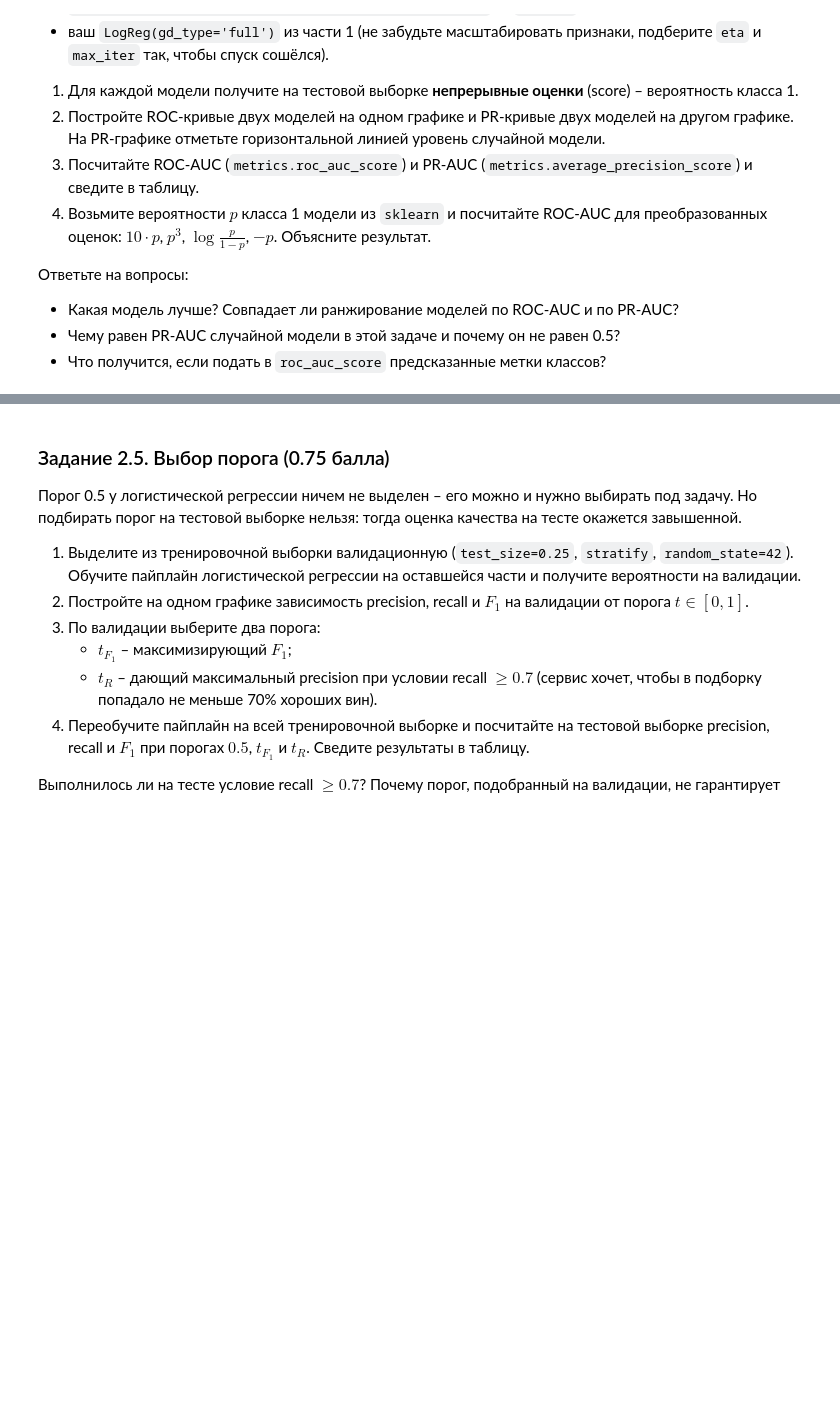
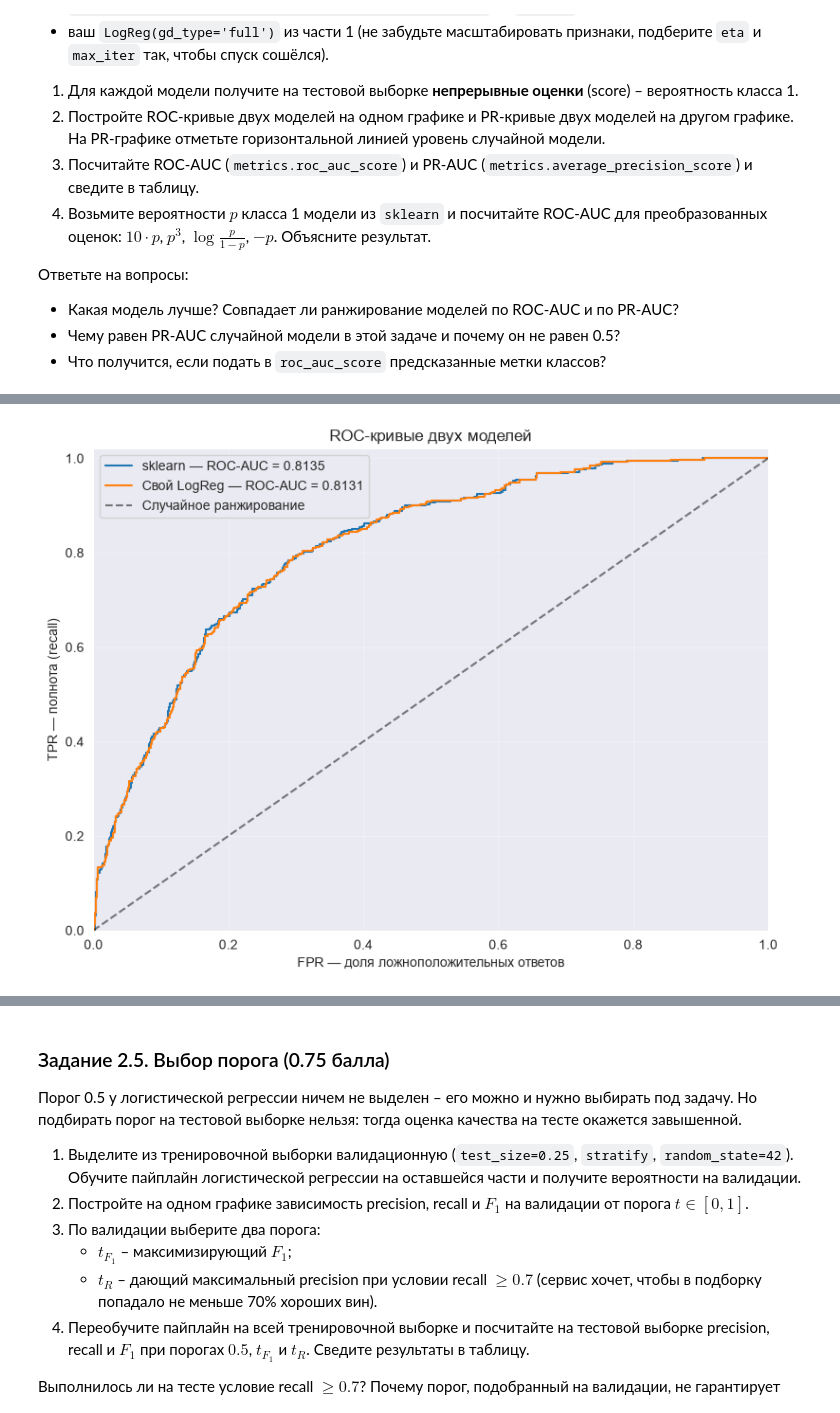
Before and after one commit to 0kskiy/ml_hse_2026, a Jupyter notebook: homework/hw_3/HW3_MMDA.ipynb, the cells around one changed output, grey strips where cells are left out. Cells and saved outputs as stored; diff of their text form; code cells hidden in the pictures; blank space fills up the shorter version.

```diff
--- a/homework/hw_3/HW3_MMDA.ipynb
+++ b/homework/hw_3/HW3_MMDA.ipynb
@@ -319,0 +765,41 @@ $$F_{\beta} = (1 + \beta^2)\frac{\text{Precision} \cdot \text{Recall}}{\beta^2 \
+# %%
+from sklearn.metrics import roc_auc_score, roc_curve
+
+p_sklearn = model_sklearn_pred[:, 1]
+p_custom = model_custom_pred[:, 1]
+
+roc_auc_sklearn = roc_auc_score(y_test, p_sklearn)
+roc_auc_custom = roc_auc_score(y_test, p_custom)
+
+fpr_sklearn, tpr_sklearn, thresholds_sklearn = roc_curve(y_test, p_sklearn)
+fpr_custom, tpr_custom, thresholds_custom = roc_curve(y_test, p_custom)
+# %%
+# этот код был написан с помощью ChatGPT-6.1 Sol
+plt.figure(figsize=(8, 6))
+
+plt.plot(
+    fpr_sklearn, tpr_sklearn,
+    label=f'sklearn — ROC-AUC = {roc_auc_sklearn:.4f}'
+)
+plt.plot(
+    fpr_custom, tpr_custom,
+    label=f'Свой LogReg — ROC-AUC = {roc_auc_custom:.4f}'
+)
+
+plt.plot(
+    [0, 1], [0, 1],
+    'k--', alpha=0.5,
+    label='Случайное ранжирование'
+)
+
+plt.xlabel('FPR — доля ложноположительных ответов')
+plt.ylabel('TPR — полнота (recall)')
+plt.title('ROC-кривые двух моделей')
+plt.xlim(0, 1)
+plt.ylim(0, 1.02)
+plt.legend()
+plt.grid(alpha=0.3)
+plt.tight_layout()
+plt.show()
+# %% [output]
+[figure, added]
```
Also changed, not shown: parts of 71 cells of this notebook, 6 other files.
